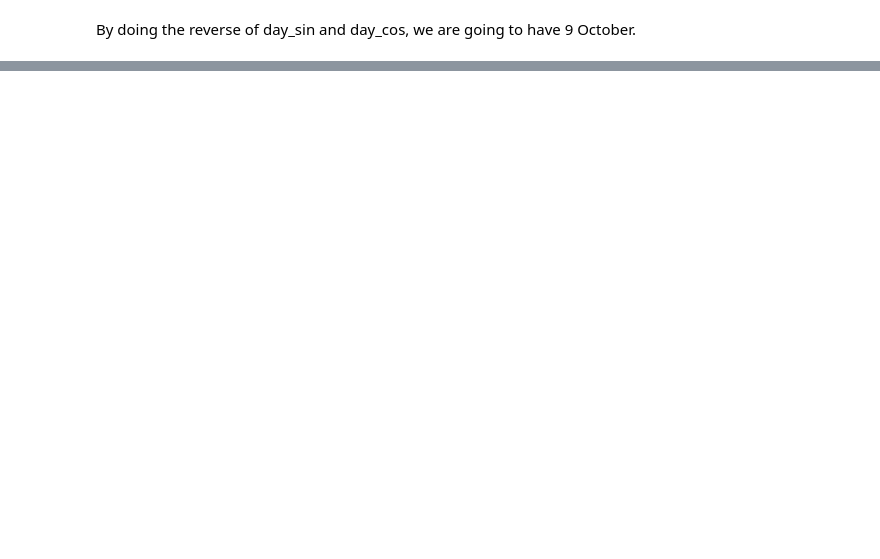
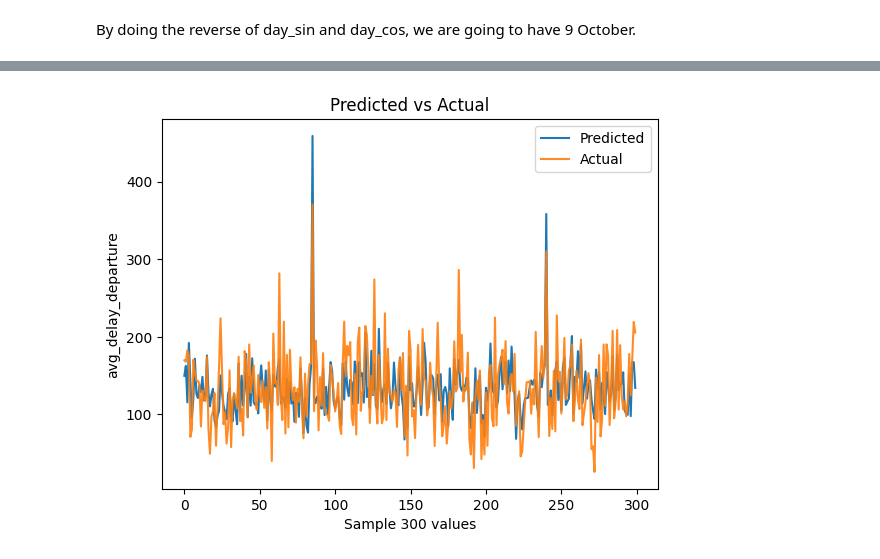
Before and after one commit to LeiY769/DataProject, a Jupyter notebook: Modeling/regression.ipynb, the cells around one changed output, grey strips where cells are left out. Saved outputs shown, nothing was run; the diff lists cells and outputs as text; code cells hidden in the pictures; blank space fills up the shorter version.

```diff
--- a/Modeling/regression.ipynb
+++ b/Modeling/regression.ipynb
@@ -668,0 +614,5 @@ By doing the reverse of day_sin and day_cos, we are going to have 9 October.
+# %%
+merged_df["delay_flag"] = ((merged_df["avg_delay_arrival"] >= 300) |
+                                  (merged_df["avg_delay_departure"] >= 300)).astype(int)
+
+display(merged_df)
@@ -668,0 +633,21 @@ By doing the reverse of day_sin and day_cos, we are going to have 9 October.
+# %%
+def sample_plot(xtrain , ytrain, xtest, ytest):
+    rf = RandomForestRegressor(n_estimators=100, max_depth=50, random_state=0)
+    rf.fit(xtrain, ytrain)
+
+    new_x = xtest.iloc[0:300]
+    new_y = ytest.iloc[0:300]
+
+    predictions = rf.predict(new_x)
+    plt.plot(predictions, label='Predicted')
+    plt.plot(new_y.values,label='Actual', alpha = 0.9)
+    plt.title("Predicted vs Actual")
+    plt.xlabel("Sample 300 values")
+    plt.ylabel("avg_delay_departure")
+    plt.legend()
+    plt.show()
+# %%
+x_strike = merged_df[["day_sin","day_cos","holiday","weekend", "day_after_rest", "avg_temperature", "avg_dewpoint", "avg_relative_humidity", "avg_precipitation", "avg_snowfall", "avg_wind_direction", "avg_wind_speed", "avg_pressure", "delay_flag"]]
+y_strike = merged_df["avg_delay_departure"]
+
+xtrain, xtest, ytrain, ytest = train_test_split(x_strike, y_strike, test_size=0.2, random_state=0)
@@ -668,0 +674,4 @@ By doing the reverse of day_sin and day_cos, we are going to have 9 October.
+# %%
+sample_plot(xtrain, ytrain, xtest, ytest)
+# %% [output]
+[figure, added]
```
Also changed, not shown: parts of 30 cells of this notebook, 1 other file.
